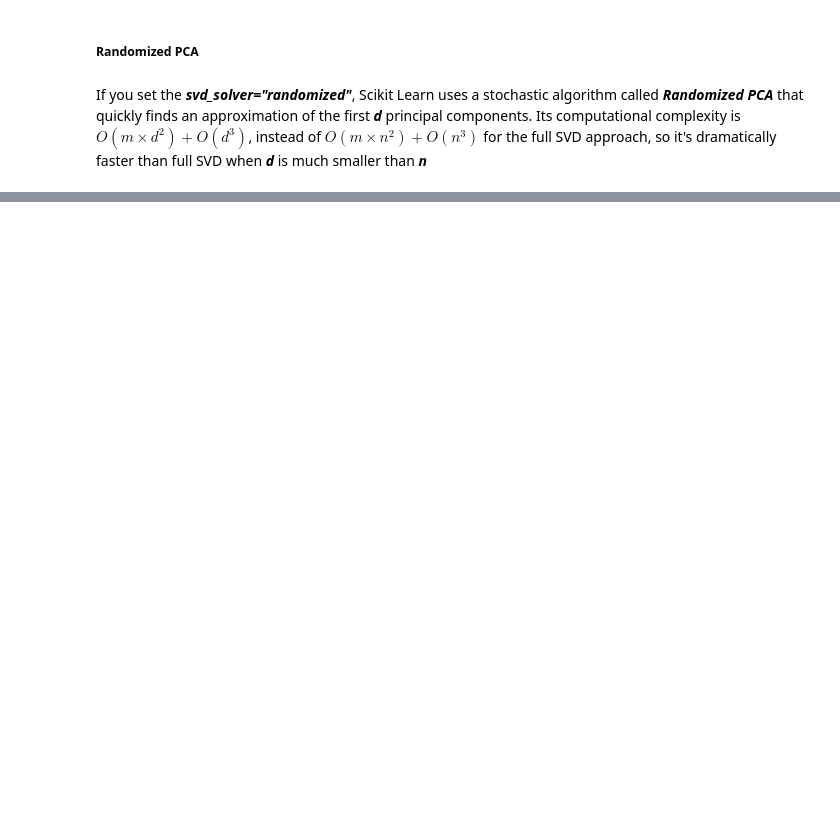
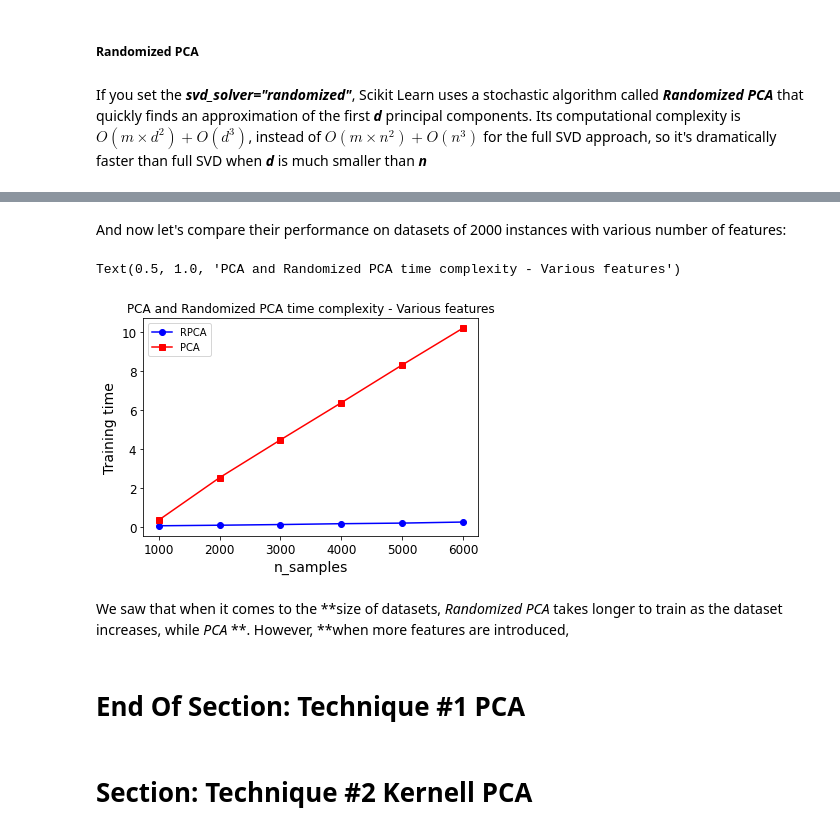
Before and after one commit to MarkJasonE/DimensionalityReduction, a Jupyter notebook: DimensionalityReduction.ipynb, the cells around one changed output, grey strips where cells are left out. Drawn from its saved outputs; the diff is of its cells as text; code cells hidden in the pictures; blank space fills up the shorter version.

Commit message:
Added section: Kernell PCA

```diff
--- a/DimensionalityReduction.ipynb
+++ b/DimensionalityReduction.ipynb
@@ -684,0 +819,35 @@ X_reduced_pca = X_reduced
+# %% [markdown]
+And now let's compare their performance on datasets of 2000 instances with various number of features:
+# %%
+time_rpca = []
+time_pca = []
+sizes = [1000, 2000, 3000, 4000, 5000, 6000]
+for n_features in sizes:
+    X = np.random.randn(2000, n_features)
+    pca = PCA(n_components=2, svd_solver="randomized", random_state=42)
+    t1 = time.time()
+    pca.fit(X)
+    t2 = time.time()
+    time_rpca.append(t2-t1)
+
+    pca = PCA(n_components=2, svd_solver="full")
+    t1 = time.time()
+    pca.fit(X)
+    t2 = time.time()
+    time_pca.append(t2-t1)
+
+plt.plot(sizes, time_rpca, "b-o", label="RPCA")
+plt.plot(sizes, time_pca, "r-s", label="PCA")
+plt.xlabel("n_samples")
+plt.ylabel("Training time")
+plt.legend(loc="upper left")
+plt.title("PCA and Randomized PCA time complexity - Various features")
+# %% [output]
+Text(0.5, 1.0, 'PCA and Randomized PCA time complexity - Various features')
+[figure, added]
+# %% [markdown]
+We saw that when it comes to the **size of datasets, _Randomized PCA_ takes longer to train as the dataset increases, while _PCA_ **. However, **when more features are introduced,
+# %% [markdown]
+# End Of Section: Technique #1 PCA
+# %% [markdown]
+# Section: Technique #2 Kernell PCA
```
Also changed, not shown: parts of 26 cells of this notebook, 1 other file.
